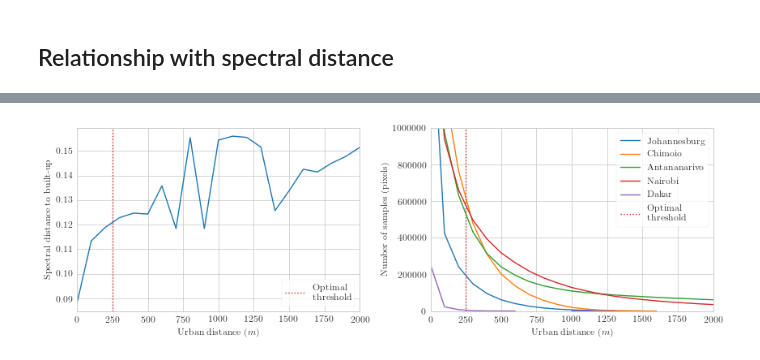
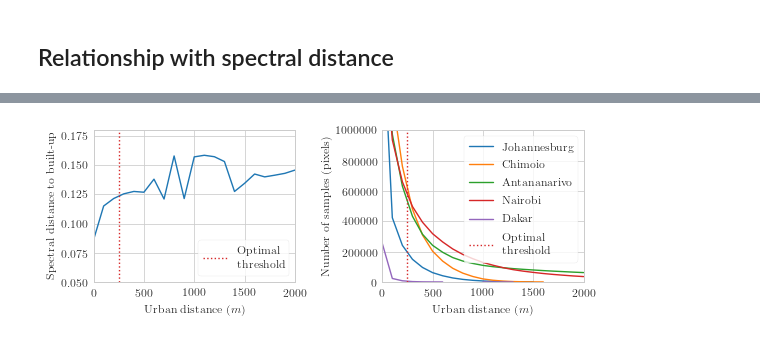
Before and after one commit to yannforget/builtup-classification-osm, a Jupyter notebook: notebooks/06-Urban_Distance.ipynb, the cells around one changed output, grey strips where cells are left out. Saved outputs shown, nothing was run; the diff lists cells and outputs as text; code cells hidden in the pictures.

```diff
--- a/notebooks/06-Urban_Distance.ipynb
+++ b/notebooks/06-Urban_Distance.ipynb
@@ -50,7 +50,7 @@ distances = np.arange(0, 2010, step)
 spectral_distance = pd.DataFrame(index=CITIES, columns=distances)
 count = pd.DataFrame(index=CITIES, columns=distances)
 
-progress = tqdm(total=len(CITIES) * len(distances))
+#progress = tqdm(total=len(CITIES) * len(distances))
 
 for city_name in CITIES:
 
@@ -68,7 +68,7 @@ for city_name in CITIES:
         y = y.astype(np.bool)
 
         if np.count_nonzero(y) == 0:
-            progress.update(1)
+            #progress.update(1)
             continue
 
         sign_y = scene.signature(y)
@@ -77,6 +77,6 @@ for city_name in CITIES:
         y_b = (urban_distance >= dist) & ~mask
         count.at[(city_name, dist)] = np.count_nonzero(y_b)
 
-        progress.update(1)
+        #progress.update(1)
 
-progress.close()
+#progress.close()
@@ -116,26 +112,27 @@ count.sort_values(by=500)
 10 rows × 21 columns
 # %%
-f, axes = plt.subplots(1, 2, figsize=(12, 4), sharex=True)
+f, axes = plt.subplots(1, 2, figsize=(8, 3), sharex=True)
 
 axes[0].plot(spectral_distance.mean(axis=0))
 axes[0].axvline(x=250, color='C3', linestyle=':', label='Optimal\nthreshold')
 axes[0].set_xlim(0, 2000)
+axes[0].set_ylim(0.05, 0.18)
 axes[0].legend(frameon=True, loc='lower right')
 axes[0].set_xlabel('Urban distance ($m$)')
 axes[0].set_ylabel('Spectral distance to built-up')
 
 for city in ['johannesburg', 'chimoio', 'antananarivo', 'nairobi', 'dakar']:
     axes[1].plot(count.loc[city], label=pretty(city))
 
 axes[1].set_xlim(0, 2000)
 axes[1].set_ylim(0, 1000000)
 axes[1].axvline(x=250, color='C3', linestyle=':', label='Optimal\nthreshold')
 axes[1].set_ylabel('Number of samples (pixels)')
 axes[1].set_xlabel('Urban distance ($m$)')
 axes[1].legend(frameon=True)
 
 f.tight_layout()
 f.savefig('../paper/figures/urban_distance.pdf')
 f.savefig('../paper/figures/urban_distance.png');
 # %% [output]
-[figure, old version]
+[figure, new version]
```
Also changed, not shown: parts of 3 cells of this notebook, 4 other files.
